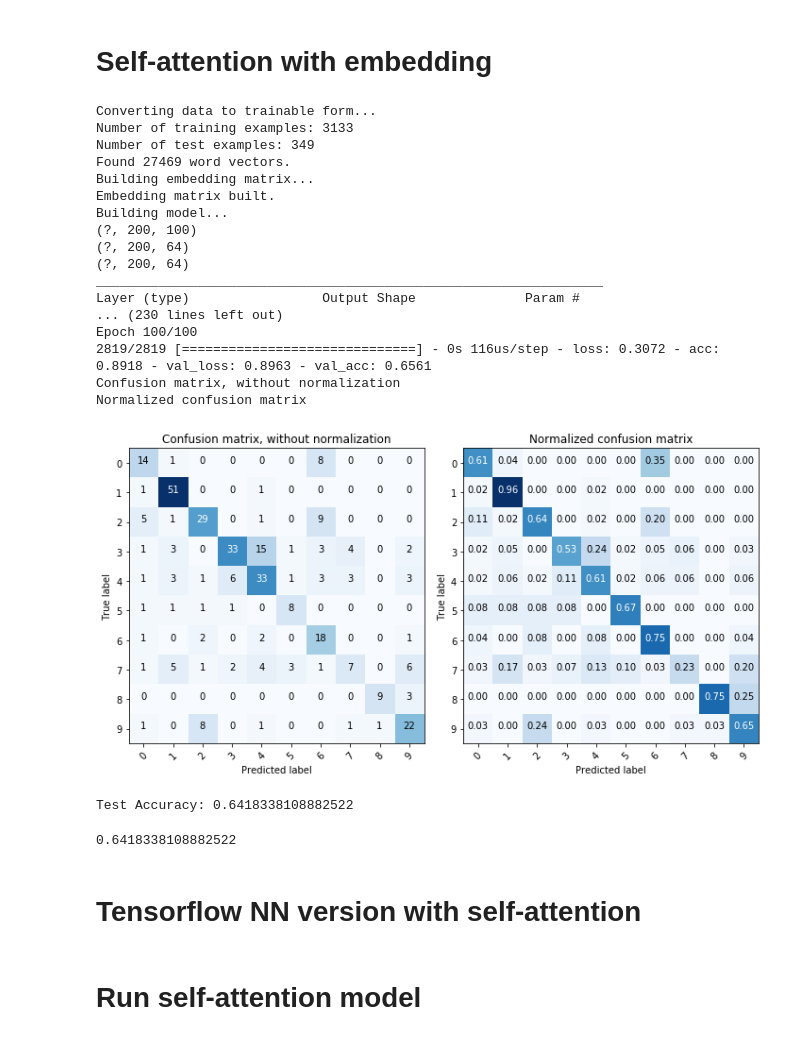
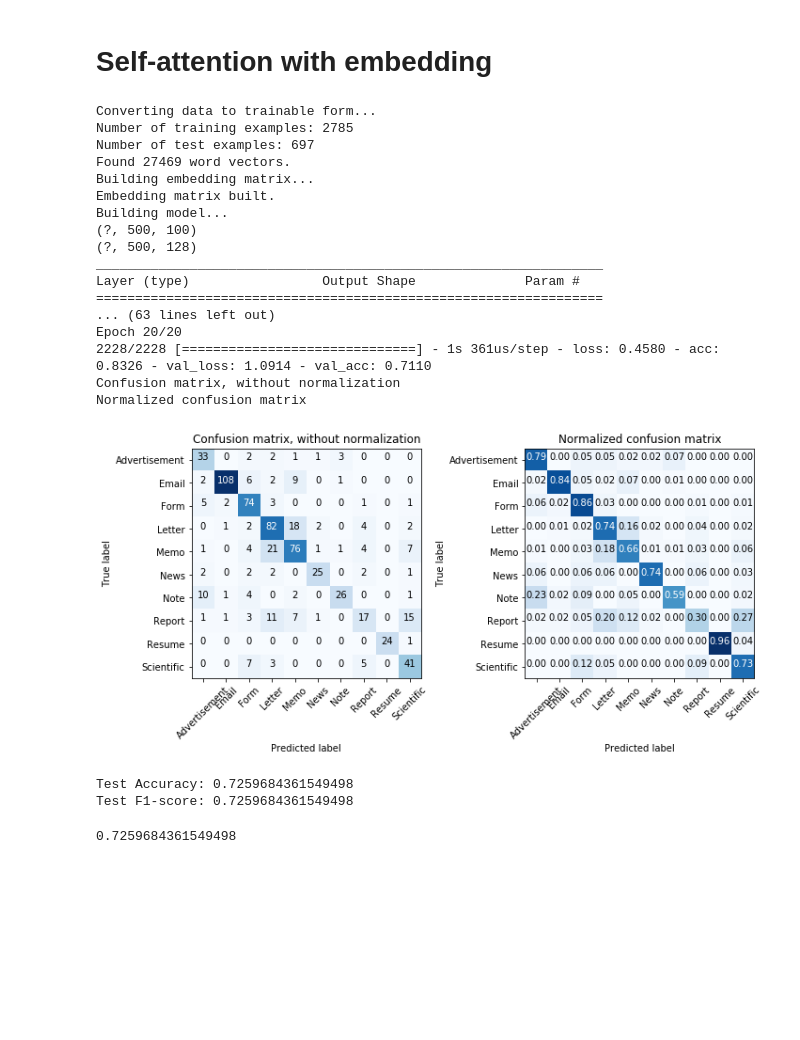
Before and after one commit to Rouen-NLP/final-lab-XUJitao, a Jupyter notebook: Final_Project.ipynb, the cells around one changed output. Drawn from its saved outputs; the diff is of its cells as text; code cells hidden in the pictures; blank space fills up the shorter version.

Commit message:
Clean code and plot fig of self-attention

```diff
--- a/Final_Project.ipynb
+++ b/Final_Project.ipynb
@@ -63,7 +68,7 @@ plt.show()
 # %%
 lens = []
 for i in range(x.shape[0]):
-    line = x[i].replace('\n', ' ').split()
+    line = x[i].split()
     lens.append(len(line))
 plt.figure(figsize=(12, 4))
 plt.subplot(121)
@@ -745,32 +671,13 @@ Test F1-score: 0.30559540889526543
 # %% [markdown]
 # Self-attention with embedding
-# %%
-base_data_dir = "data/Tobacco3482-OCR/"
-list_dir = os.listdir(base_data_dir)
-x = []
-y = []
-for repo in list_dir:
-    prefix = base_data_dir + repo + '/'
-    files = os.listdir(prefix)
-    for file in files:
-        with open(prefix + file, 'r') as f:
-            txt = f.read()
-        x.append(txt)
-        y.append(repo)
-for i in range(len(x)):
-    x[i] = x[i].replace('\n', ' ')
-x_train, x_test, y_train, y_test = train_test_split(x, y, test_size=0.1)
-vectors_file_path = 'ft_skipgram_100.vec'
-with open(vectors_file_path) as f:
-    first_line = f.readline().split()
 # %%
 # Model parameters
 MAX_FEATURES = int(first_line[0])
-MAX_TEXT_LENGTH = 200
+MAX_TEXT_LENGTH = 500
 EMBED_SIZE  = int(first_line[1])
 BATCH_SIZE = 128
-EPOCHS = 100
-VALIDATION_SPLIT = 0.1
+EPOCHS = 20
+VALIDATION_SPLIT = 0.2
 CLASSES_LIST = np.unique(y_train_orig)
 NUM_CLASS = len(CLASSES_LIST)
 # %%
@@ -783,51 +690,51 @@ def get_model(embedding_matrix, word_index, print_sum=True):
                       weights=[embedding_matrix],
                       input_length=MAX_TEXT_LENGTH,
                       trainable=False)(inp)
     model = ScaledDotProductAttention()(model)
-    model = Dense(64, activation='relu')(model)
-    model = Dropout(0.5)(model)
+    #model = Conv1D(filters=32, kernel_size=1, padding='same', activation='relu')(model)
+    model = Dense(128, activation='relu')(model)
+    model = Dropout(0.8)(model)
     model = ScaledDotProductAttention()(model)
-    model = Dense(64, activation='relu')(model)
-    model = Dropout(0.5)(model)
-    model = ScaledDotProductAttention()(model)
-    model = Dense(64, activation='relu')(model)
-    model = Dropout(0.5)(model)
+    model = Dense(128, activation='relu')(model)
+    model = Dropout(0.8)(model)
+    #model = ScaledDotProductAttention()(model)
+    #model = Dense(64, activation='relu')(model)
+    #model = Dropout(0.5)(model)
     model = Flatten()(model)
 
     #model = Dense(128, activation='relu')(model)
-    #model = Dropout(0.5)(model)
+    #model = Dropout(0.8)(model)
     model = Dense(NUM_CLASS, activation="softmax")(model)
     model = Model(inputs=inp, outputs=model)
 
     model.compile(loss='categorical_crossentropy', optimizer='adam', metrics=['accuracy'])
     model.summary()
     return model
 
 x_vec_train, x_vec_test, y_train, y_test, train_y_cat, word_index = class_str_2_ind(x_train_orig,
                                                                                     x_test_orig,
                                                                                     y_train_orig,
                                                                                     y_test_orig)
 evaluation(vectors_file_path, print_sum=True, plot_mat=True)
 # %% [output]
 Converting data to trainable form...
-Number of training examples: 3133
-Number of test examples: 349
+Number of training examples: 2785
+Number of test examples: 697
 Found 27469 word vectors.
 Building embedding matrix...
 Embedding matrix built.
 Building model...
-(?, 200, 100)
-(?, 200, 64)
-(?, 200, 64)
+(?, 500, 100)
+(?, 500, 128)
 _________________________________________________________________
 Layer (type)                 Output Shape              Param #
-... (230 lines left out)
-Epoch 100/100
-2819/2819 [==============================] - 0s 116us/step - loss: 0.3072 - acc: 0.8918 - val_loss: 0.8963 - val_acc: 0.6561
+=================================================================
+... (63 lines left out)
+Epoch 20/20
+2228/2228 [==============================] - 1s 361us/step - loss: 0.4580 - acc: 0.8326 - val_loss: 1.0914 - val_acc: 0.7110
 Confusion matrix, without normalization
 Normalized confusion matrix
-[figure, old version]
+[figure, new version]
-Test Accuracy: 0.6418338108882522
+Test Accuracy: 0.7259684361549498
+Test F1-score: 0.7259684361549498
-0.6418338108882522
+0.7259684361549498
-# %% [markdown]
-# Tensorflow NN version with self-attention
@@ -885,2 +740,0 @@ class TextCNN(object):
-# %% [markdown]
-# Run self-attention model
```
Also changed, not shown: parts of 29 cells of this notebook, 4 other files.
